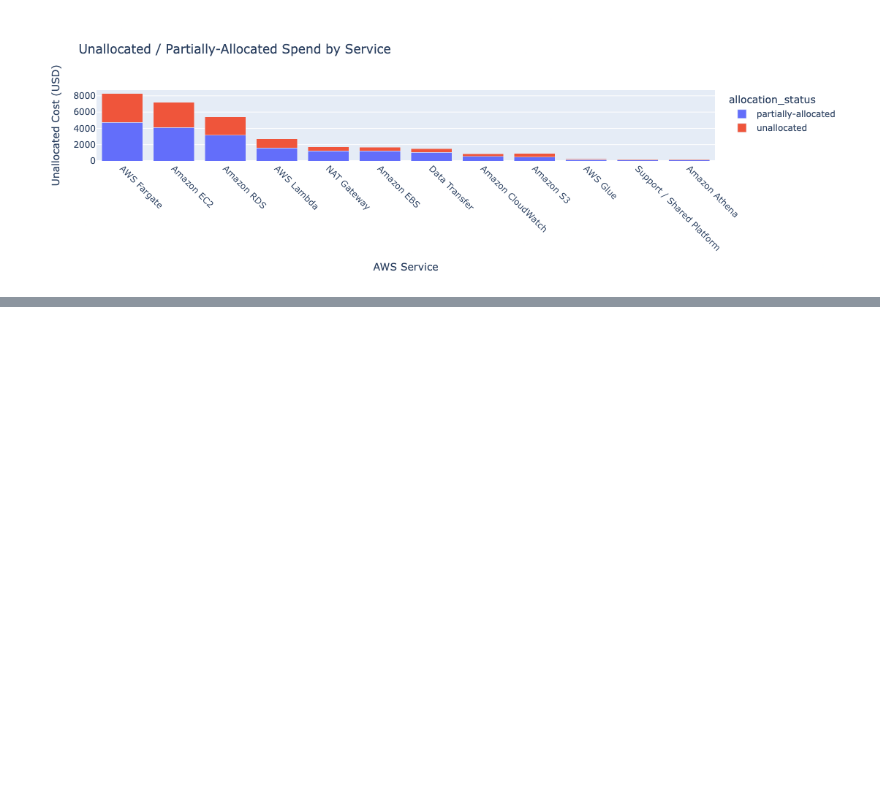
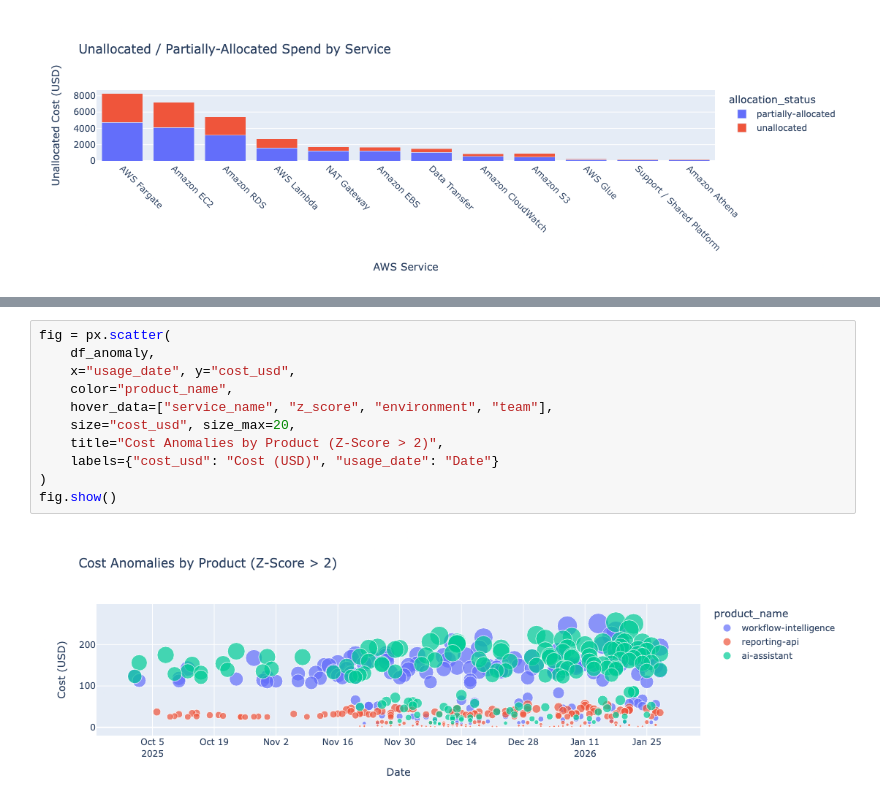
Before and after one commit to marvinmills/finops-dojo-lab, a Jupyter notebook: 01-aws-ai-saas-case/analysis/analysis2.ipynb, the cells around one changed output, grey strips where cells are left out. Drawn from its saved outputs; the diff is of its cells as text; blank space fills up the shorter version.

```diff
--- a/01-aws-ai-saas-case/analysis/analysis2.ipynb
+++ b/01-aws-ai-saas-case/analysis/analysis2.ipynb
@@ -1940,0 +2018,13 @@ fig.show()
+# %%
+fig = px.scatter(
+    df_anomaly,
+    x="usage_date", y="cost_usd",
+    color="product_name",
+    hover_data=["service_name", "z_score", "environment", "team"],
+    size="cost_usd", size_max=20,
+    title="Cost Anomalies by Product (Z-Score > 2)",
+    labels={"cost_usd": "Cost (USD)", "usage_date": "Date"}
+)
+fig.show()
+# %% [output]
+[figure, added]
```
Also changed, not shown: parts of 21 cells of this notebook.
